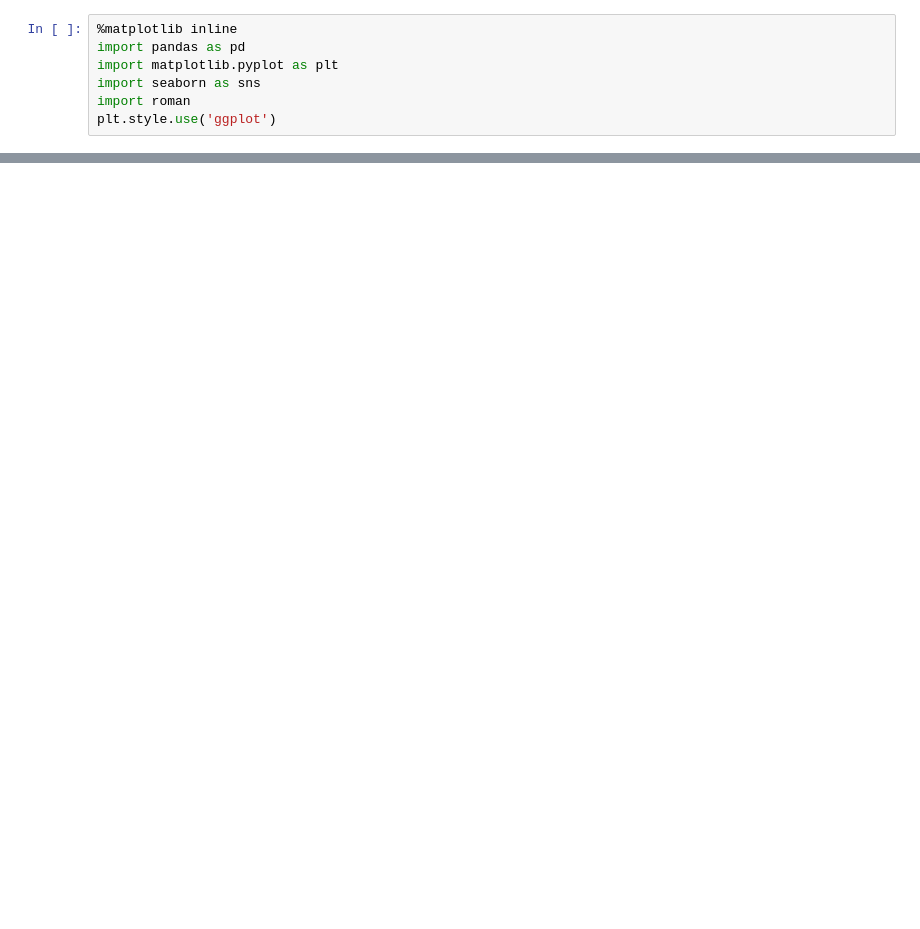
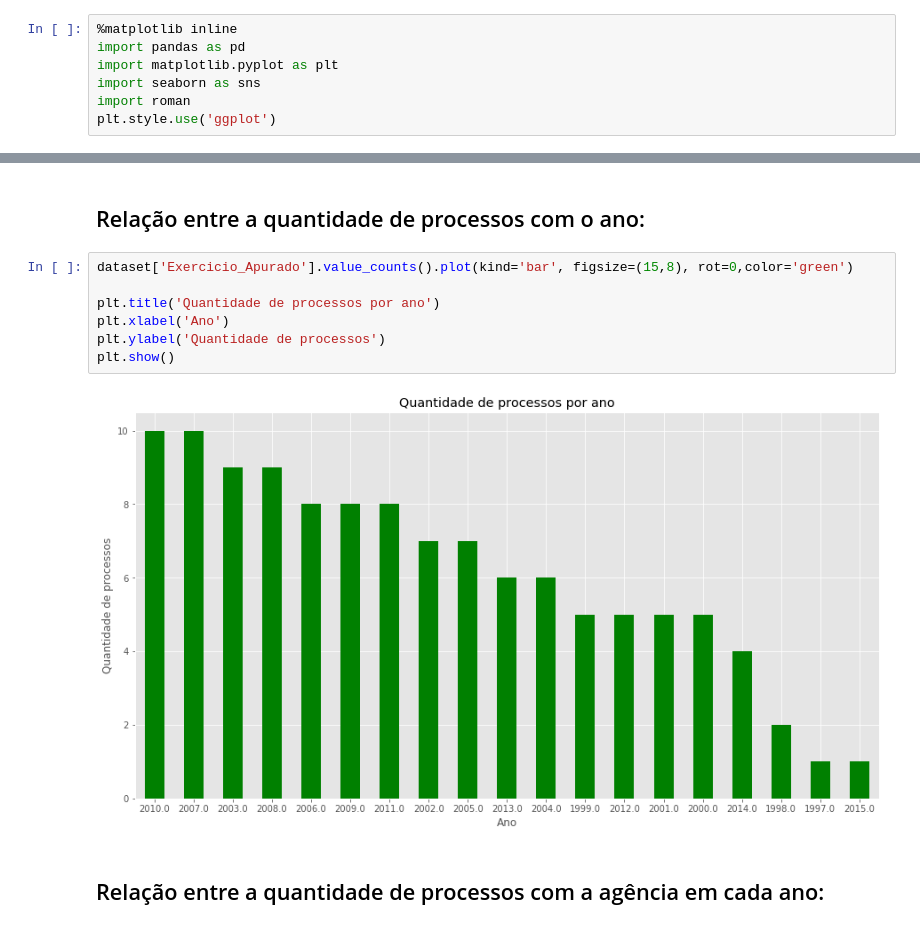
Before and after one commit to alansa90/FGV_CPDE_3EPS, a Jupyter notebook: FGV_CPDE_3EPS.ipynb, the cells around one changed output, grey strips where cells are left out. Cells and saved outputs as stored; diff of their text form; blank space fills up the shorter version.

```diff
--- a/FGV_CPDE_3EPS.ipynb
+++ b/FGV_CPDE_3EPS.ipynb
@@ -15,0 +26,13 @@ dataset = dataset.dropna()
+# %% [markdown]
+<h2>Relação entre a quantidade de processos com o ano:</h2>
+# %%
+dataset['Exercicio_Apurado'].value_counts().plot(kind='bar', figsize=(15,8), rot=0,color='green')
+
+plt.title('Quantidade de processos por ano')
+plt.xlabel('Ano')
+plt.ylabel('Quantidade de processos')
+plt.show()
+# %% [output]
+[figure, added]
+# %% [markdown]
+<h2>Relação entre a quantidade de processos com a agência em cada ano:</h2>
```
Also changed, not shown: parts of 14 cells of this notebook.
